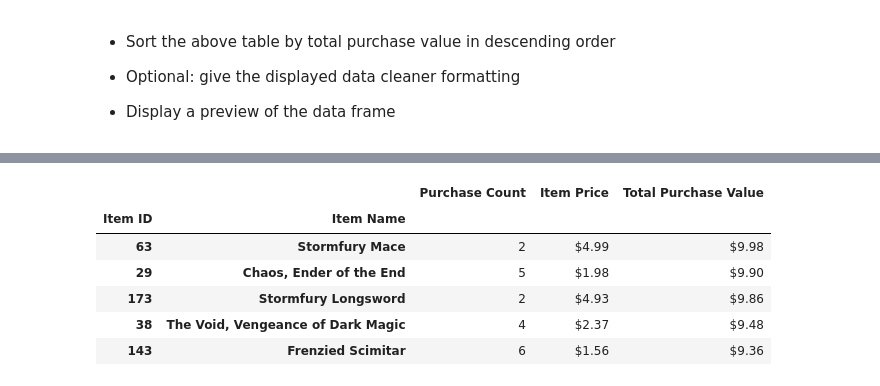
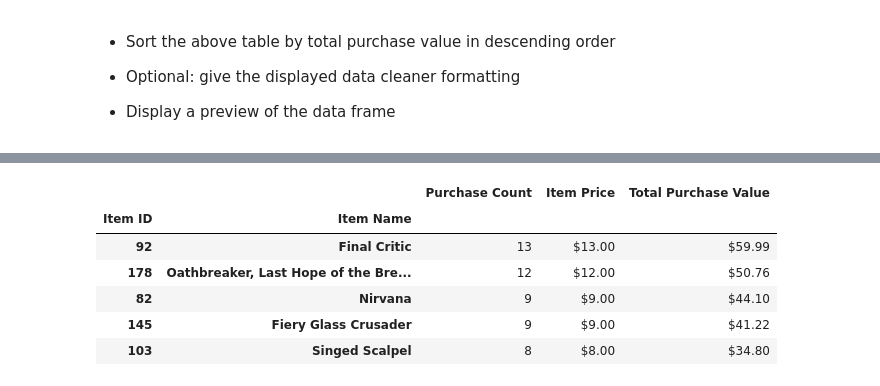
Before and after one commit to nairshanker/pandas-challenge, a Jupyter notebook: HeroesOfPymoli/HeroesOfPymoli_starter.ipynb, the cells around one changed output, grey strips where cells are left out. Drawn from its saved outputs; the diff is of its cells as text; code cells hidden in the pictures.

```diff
--- a/HeroesOfPymoli/HeroesOfPymoli_starter.ipynb
+++ b/HeroesOfPymoli/HeroesOfPymoli_starter.ipynb
@@ -233,11 +184,0 @@ dtype: float64
-# %%
-
-purchasing_analysis_gender_df = purchase_data_df.set_index('Gender')
-
-purchasing_analysis_gender_df = purchasing_analysis_gender_df.groupby(['Gender'])
-
-purchasing_analysis_gender_df.agg(Purchase_Count=pd.NamedAgg(column='Purchase ID', aggfunc='count'),
-                                  Average_Purchase_Price=pd.NamedAgg(column='Price', aggfunc='mean'),
-                                  Total_Purchase_Value=pd.NamedAgg(column='Price', aggfunc='sum'))
-
-# purchasing_analysis_gender_df['Average_Purchase_Price'] = purchasing_analysis_gender_df['Average_Purchase_Price'].map("${?:,.2f}".format)
@@ -274,13 +184,0 @@ purchasing_analysis_gender_final_df
-# %%
-
-purchasing_analysis_gender_df = purchase_data_df.set_index('Gender')
-
-purchasing_analysis_gender_df = purchasing_analysis_gender_df.groupby(['Gender'])
-
-dummy_df = purchasing_analysis_gender_df.agg(Purchase_Count=pd.NamedAgg(column='Purchase ID', aggfunc='count'),
-                                  Average_Purchase_Price=pd.NamedAgg(column='Price', aggfunc='mean'),
-                                  Total_Purchase_Value=pd.NamedAgg(column='Price', aggfunc='sum'))
-dummy_df['ATPPP'] = total_purchase_value/purchasing_analysis_gender_df["SN"].nunique()
-
-dummy_df['Average_Purchase_Price'] = dummy_df['Average_Purchase_Price'].map("${:,.2f}".format)
-dummy_df
@@ -533,12 +391,26 @@ most_popular_df2.head()
-# %%
-most_popular_df = most_popular_df.sort_values('Total Purchase Value', ascending=False)
-
-most_popular_df.head()
-# %% [output]
-|  |  | Purchase Count | Item Price | Total Purchase Value |
-| Item ID | Item Name |  |  |  |
-| 63 | Stormfury Mace | 2 | $4.99 | $9.98 |
-| 29 | Chaos, Ender of the End | 5 | $1.98 | $9.90 |
-| 173 | Stormfury Longsword | 2 | $4.93 | $9.86 |
-| 38 | The Void, Vengeance of Dark Magic | 4 | $2.37 | $9.48 |
-| 143 | Frenzied Scimitar | 6 | $1.56 | $9.36 |
+# %%
+most_prof_pre = purchase_data_df[['Item ID', 'Item Name', 'Price']]
+most_prof_pre2 = most_prof_pre.groupby(['Item ID','Item Name'])
+
+purchase_count_mp = most_prof_pre2['Price'].count()
+item_price_mp = most_prof_pre2['Price'].mean()
+total_purchase_value_mp = item_price_mp * purchase_count_mp
+
+most_prof_df = pd.DataFrame({"Purchase Count":purchase_count_mp,"Item Price":purchase_count_mp,"Total Purchase Value":total_purchase_value_mp})
+
+most_prof_df = most_prof_df.sort_values('Total Purchase Value', ascending=False)
+
+most_prof_df['Item Price'] = most_prof_df['Item Price'].map("${:,.2f}".format)
+most_prof_df['Total Purchase Value'] = most_prof_df['Total Purchase Value'].map("${:,.2f}".format)
+
+
+
+most_prof_df.head()
+# %% [output]
+|  |  | Purchase Count | Item Price | Total Purchase Value |
+| Item ID | Item Name |  |  |  |
+| 92 | Final Critic | 13 | $13.00 | $59.99 |
+| 178 | Oathbreaker, Last Hope of the Bre... | 12 | $12.00 | $50.76 |
+| 82 | Nirvana | 9 | $9.00 | $44.10 |
+| 145 | Fiery Glass Crusader | 9 | $9.00 | $41.22 |
+| 103 | Singed Scalpel | 8 | $8.00 | $34.80 |
```
Also changed, not shown: parts of 15 cells of this notebook.
